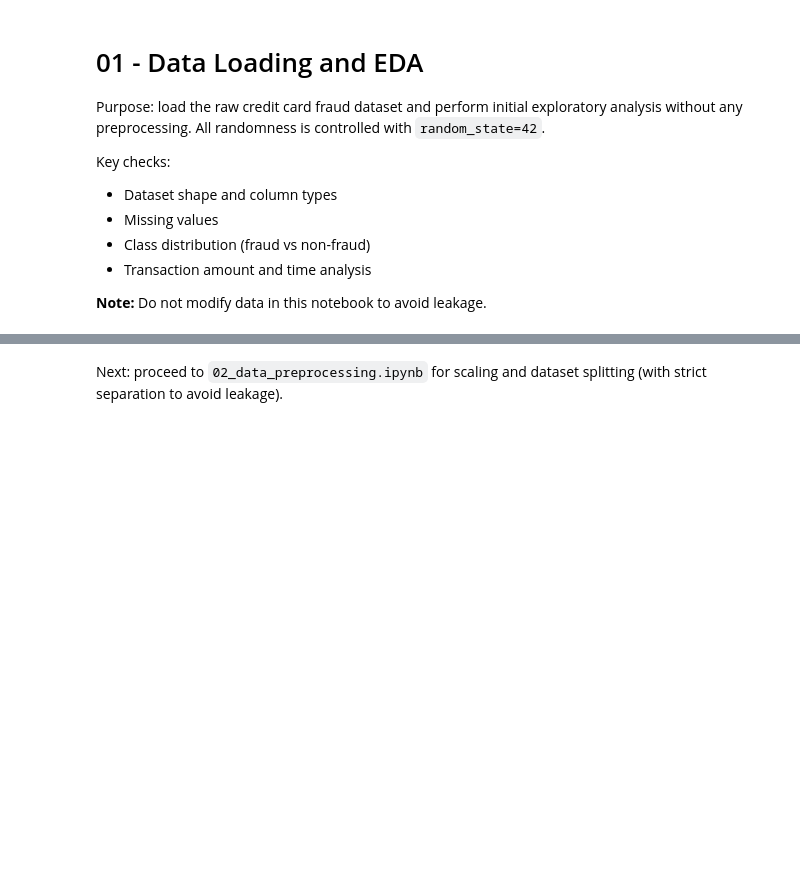
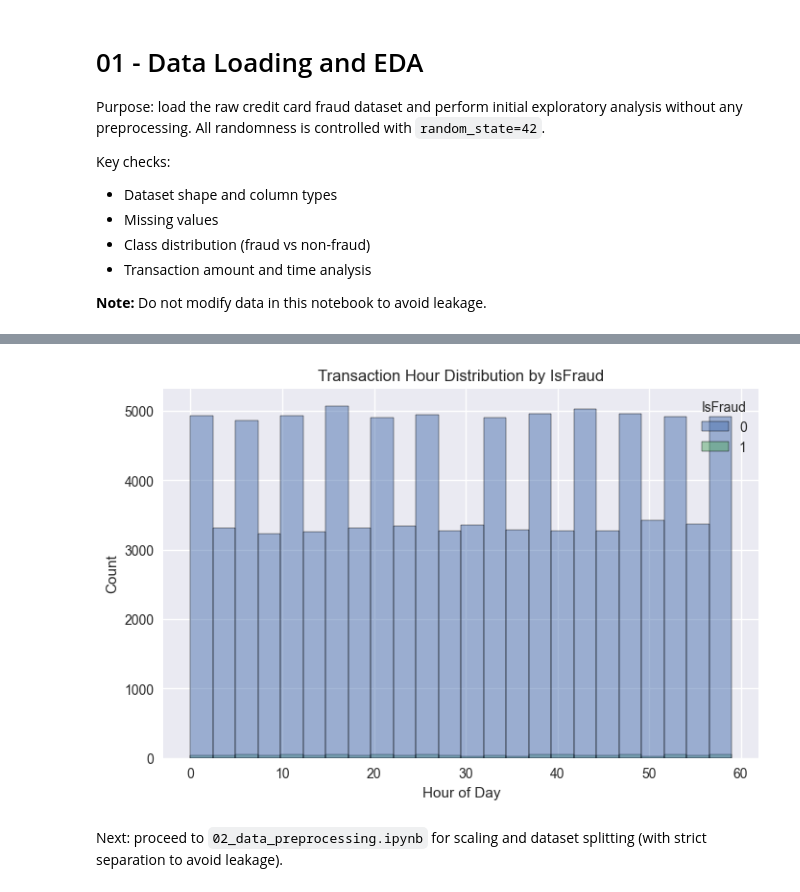
Before and after one commit to Dev666-vijay/FYP2025-Fraud-Detection, a Jupyter notebook: notebooks/01_data_loading_and_eda.ipynb, the cells around one changed output, grey strips where cells are left out. Saved outputs shown, nothing was run; the diff lists cells and outputs as text; code cells hidden in the pictures; blank space fills up the shorter version.

```diff
--- a/notebooks/01_data_loading_and_eda.ipynb
+++ b/notebooks/01_data_loading_and_eda.ipynb
@@ -49,8 +84,15 @@ plt.show()
 # %%
-# Transaction Time distribution
+# Transaction time (hour) distribution
+# Extract hour component from TransactionDate like '15:35.5'
+data = data.copy()
+data['TransactionHour'] = data['TransactionDate'].str.split(':').str[0].astype(int)
+
 fig, ax = plt.subplots(figsize=(8,5))
-sns.histplot(data=data, x='Time', hue='Class', bins=50, ax=ax)
-ax.set_title('Transaction Time Distribution by Class')
+sns.histplot(data=data, x='TransactionHour', hue='IsFraud', bins=24, ax=ax)
+ax.set_title('Transaction Hour Distribution by IsFraud')
+ax.set_xlabel('Hour of Day')
 plt.show()
+# %% [output]
+[figure, added]
 # %% [markdown]
 Next: proceed to `02_data_preprocessing.ipynb` for scaling and dataset splitting (with strict separation to avoid leakage).
```
Also changed, not shown: parts of 6 cells of this notebook, 5 other files.
